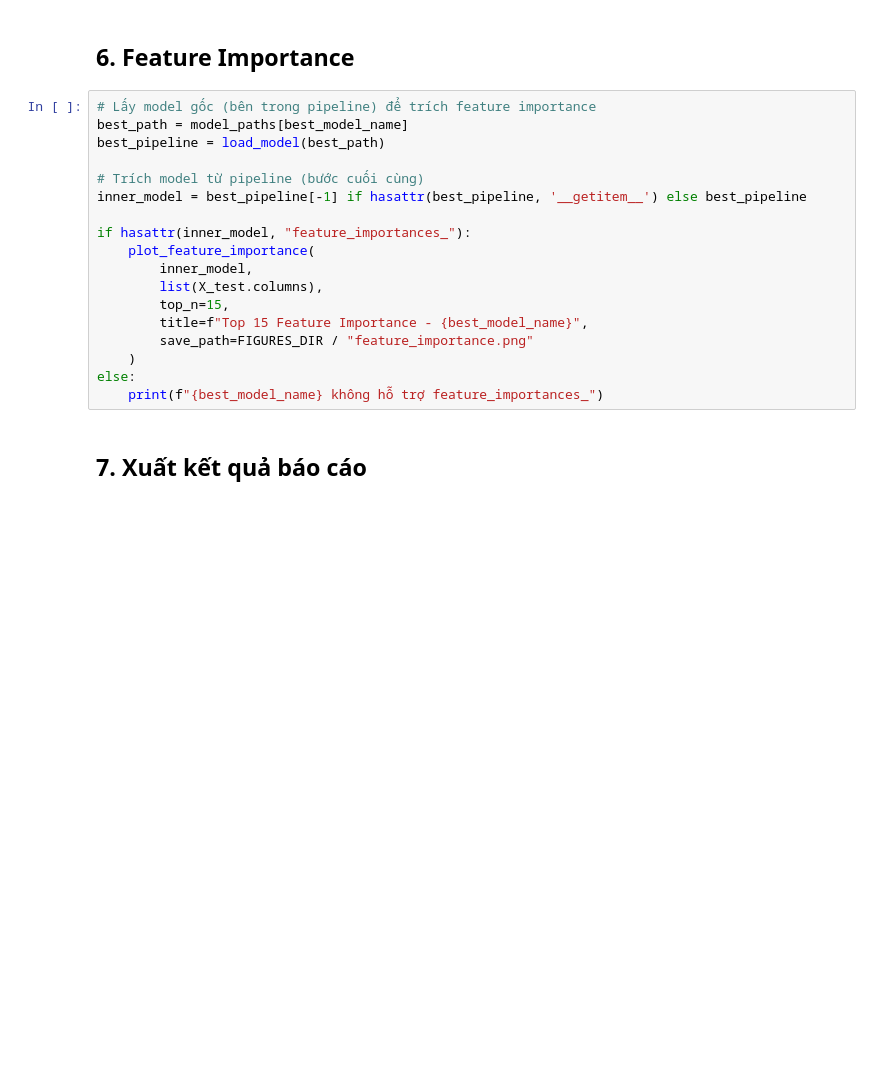
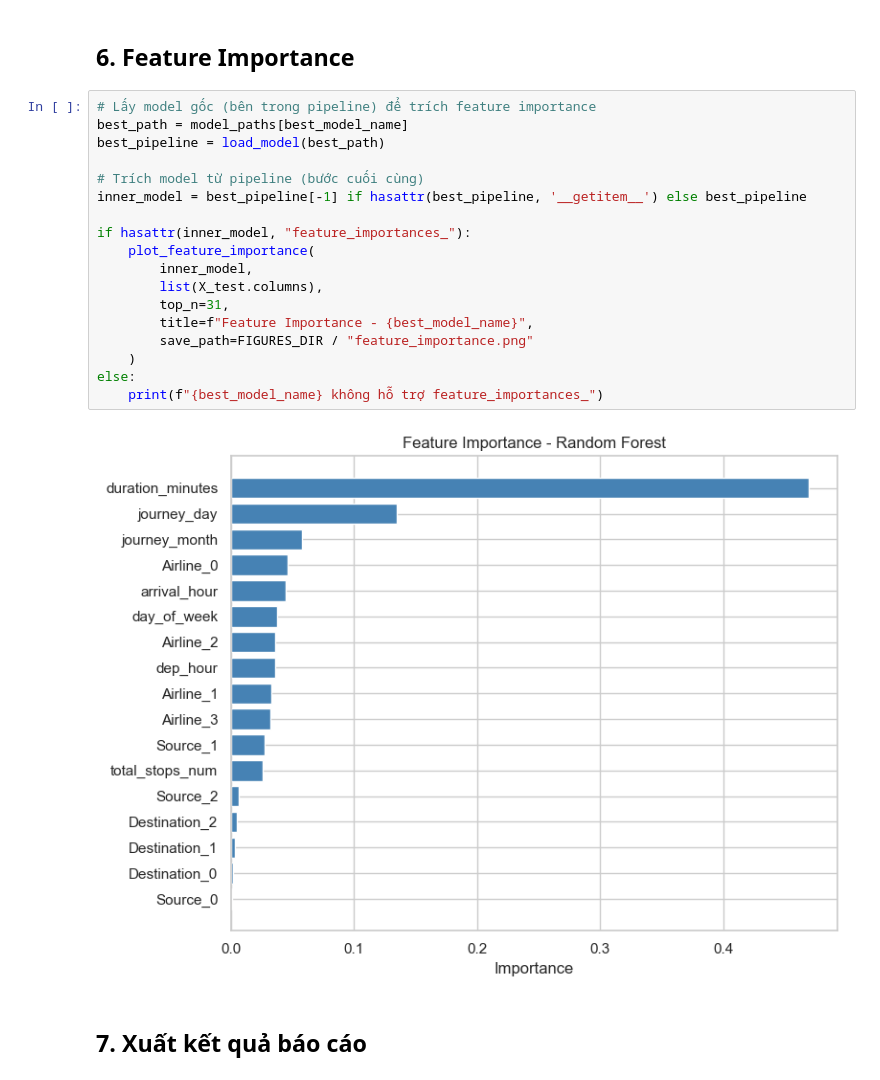
Before and after one commit to MinhMan9/DataMining-FlightPricePrediction, a Jupyter notebook: notebooks/04_final_evaluation_visualization.ipynb, the cells around one changed output. Cells and saved outputs as stored; diff of their text form; blank space fills up the shorter version.

```diff
--- a/notebooks/04_final_evaluation_visualization.ipynb
+++ b/notebooks/04_final_evaluation_visualization.ipynb
@@ -152,21 +154,23 @@ plot_residuals(
 # %%
 # Lấy model gốc (bên trong pipeline) để trích feature importance
 best_path = model_paths[best_model_name]
 best_pipeline = load_model(best_path)
 
 # Trích model từ pipeline (bước cuối cùng)
 inner_model = best_pipeline[-1] if hasattr(best_pipeline, '__getitem__') else best_pipeline
 
 if hasattr(inner_model, "feature_importances_"):
     plot_feature_importance(
         inner_model,
         list(X_test.columns),
-        top_n=15,
-        title=f"Top 15 Feature Importance - {best_model_name}",
+        top_n=31,
+        title=f"Feature Importance - {best_model_name}",
         save_path=FIGURES_DIR / "feature_importance.png"
     )
 else:
     print(f"{best_model_name} không hỗ trợ feature_importances_")
+# %% [output]
+[figure, added]
 # %% [markdown]
 <!-- @format -->
 
```
Also changed, not shown: parts of 8 cells of this notebook, 19 other files.
